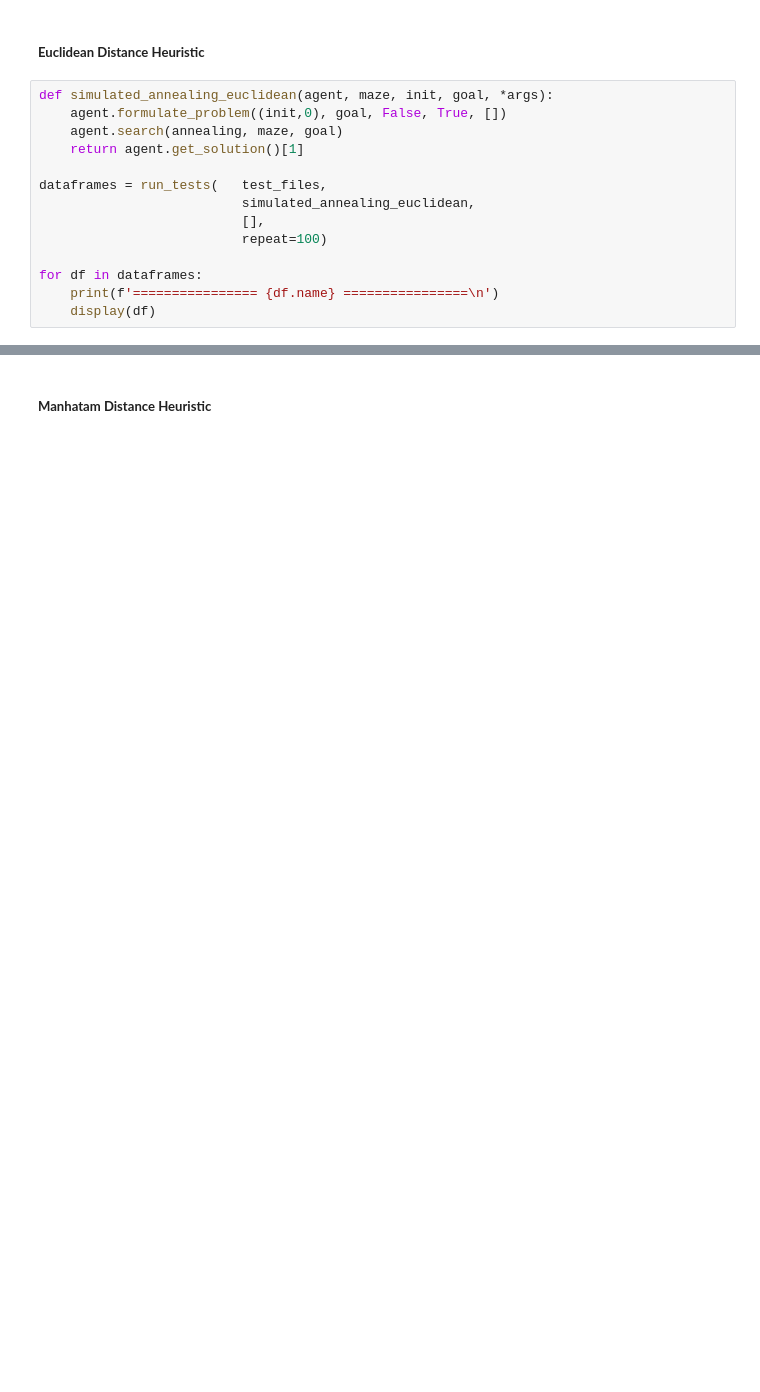
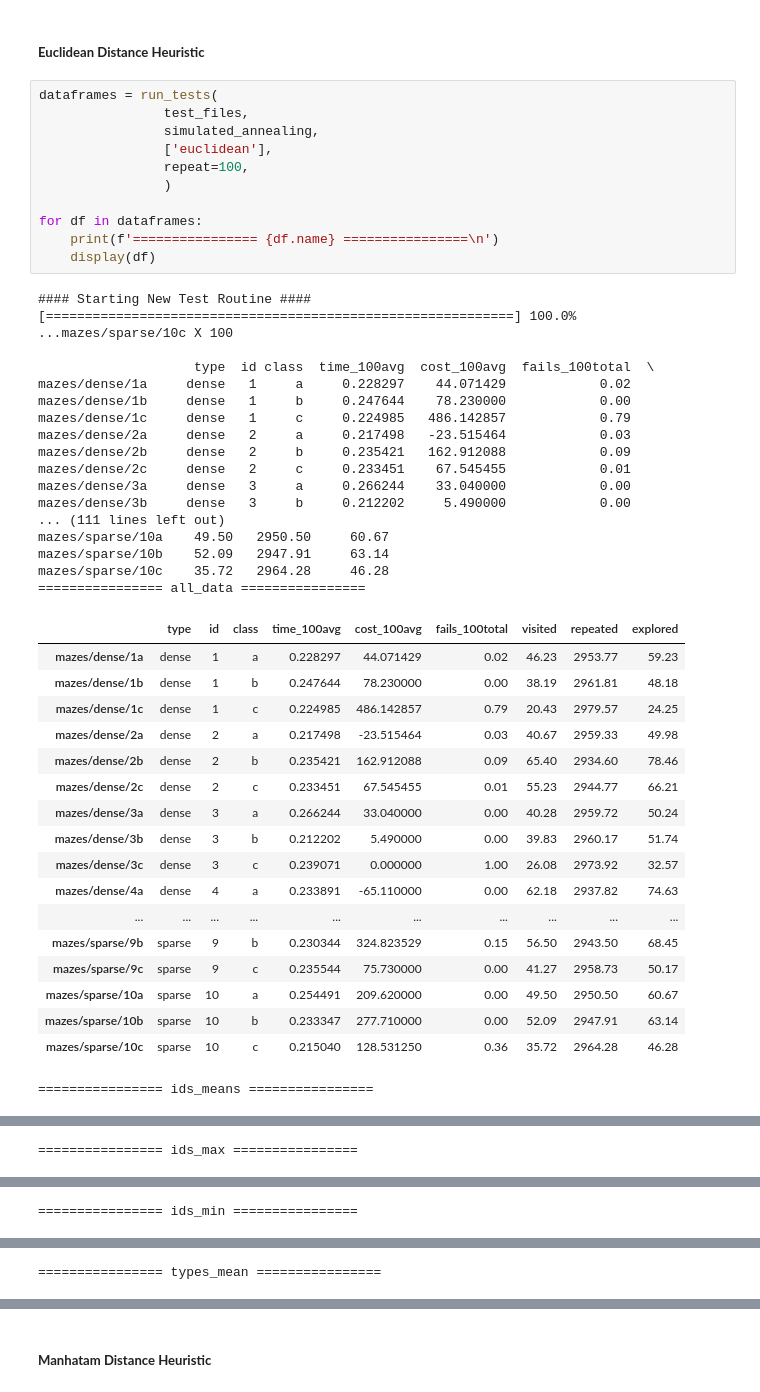
Before and after one commit to VFerrari/IntroductionToAI, a Jupyter notebook: project1.ipynb, the cells around one changed output, grey strips where cells are left out. Drawn from its saved outputs; the diff is of its cells as text; blank space fills up the shorter version.

```diff
--- a/project1.ipynb
+++ b/project1.ipynb
@@ -1494,16 +1661,49 @@ for df in dataframes:
 # %% [markdown]
 ##### **Euclidean Distance Heuristic**
 # %%
-def simulated_annealing_euclidean(agent, maze, init, goal, *args):
-    agent.formulate_problem((init,0), goal, False, True, [])
-    agent.search(annealing, maze, goal)
-    return agent.get_solution()[1]
-
-dataframes = run_tests(   test_files,
-                          simulated_annealing_euclidean,
-                          [],
-                          repeat=100)
+dataframes = run_tests(
+                test_files,
+                simulated_annealing,
+                ['euclidean'],
+                repeat=100,
+                )
 
 for df in dataframes:
     print(f'================ {df.name} ================\n')
     display(df)
+# %% [output]
+#### Starting New Test Routine ####
+[============================================================] 100.0% ...mazes/sparse/10c X 100
+
+                    type  id class  time_100avg  cost_100avg  fails_100total  \
+mazes/dense/1a     dense   1     a     0.228297    44.071429            0.02
+mazes/dense/1b     dense   1     b     0.247644    78.230000            0.00
+mazes/dense/1c     dense   1     c     0.224985   486.142857            0.79
+mazes/dense/2a     dense   2     a     0.217498   -23.515464            0.03
+mazes/dense/2b     dense   2     b     0.235421   162.912088            0.09
+mazes/dense/2c     dense   2     c     0.233451    67.545455            0.01
+mazes/dense/3a     dense   3     a     0.266244    33.040000            0.00
+mazes/dense/3b     dense   3     b     0.212202     5.490000            0.00
+... (111 lines left out)
+mazes/sparse/10a    49.50   2950.50     60.67
+mazes/sparse/10b    52.09   2947.91     63.14
+mazes/sparse/10c    35.72   2964.28     46.28
+================ all_data ================
+|  | type | id | class | time_100avg | cost_100avg | fails_100total | visited | repeated | explored |
+| mazes/dense/1a | dense | 1 | a | 0.228297 | 44.071429 | 0.02 | 46.23 | 2953.77 | 59.23 |
+| mazes/dense/1b | dense | 1 | b | 0.247644 | 78.230000 | 0.00 | 38.19 | 2961.81 | 48.18 |
+| mazes/dense/1c | dense | 1 | c | 0.224985 | 486.142857 | 0.79 | 20.43 | 2979.57 | 24.25 |
+| mazes/dense/2a | dense | 2 | a | 0.217498 | -23.515464 | 0.03 | 40.67 | 2959.33 | 49.98 |
+| mazes/dense/2b | dense | 2 | b | 0.235421 | 162.912088 | 0.09 | 65.40 | 2934.60 | 78.46 |
+| mazes/dense/2c | dense | 2 | c | 0.233451 | 67.545455 | 0.01 | 55.23 | 2944.77 | 66.21 |
+| mazes/dense/3a | dense | 3 | a | 0.266244 | 33.040000 | 0.00 | 40.28 | 2959.72 | 50.24 |
+| mazes/dense/3b | dense | 3 | b | 0.212202 | 5.490000 | 0.00 | 39.83 | 2960.17 | 51.74 |
+| mazes/dense/3c | dense | 3 | c | 0.239071 | 0.000000 | 1.00 | 26.08 | 2973.92 | 32.57 |
+| mazes/dense/4a | dense | 4 | a | 0.233891 | -65.110000 | 0.00 | 62.18 | 2937.82 | 74.63 |
+| ... | ... | ... | ... | ... | ... | ... | ... | ... | ... |
+| mazes/sparse/9b | sparse | 9 | b | 0.230344 | 324.823529 | 0.15 | 56.50 | 2943.50 | 68.45 |
+| mazes/sparse/9c | sparse | 9 | c | 0.235544 | 75.730000 | 0.00 | 41.27 | 2958.73 | 50.17 |
+| mazes/sparse/10a | sparse | 10 | a | 0.254491 | 209.620000 | 0.00 | 49.50 | 2950.50 | 60.67 |
+| mazes/sparse/10b | sparse | 10 | b | 0.233347 | 277.710000 | 0.00 | 52.09 | 2947.91 | 63.14 |
+| mazes/sparse/10c | sparse | 10 | c | 0.215040 | 128.531250 | 0.36 | 35.72 | 2964.28 | 46.28 |
+================ ids_means ================
@@ -1509,0 +1728 @@ for df in dataframes:
+================ ids_max ================
@@ -1509,0 +1747 @@ for df in dataframes:
+================ ids_min ================
@@ -1509,0 +1766 @@ for df in dataframes:
+================ types_mean ================
```
Also changed, not shown: parts of 19 cells of this notebook, 21 other files.
